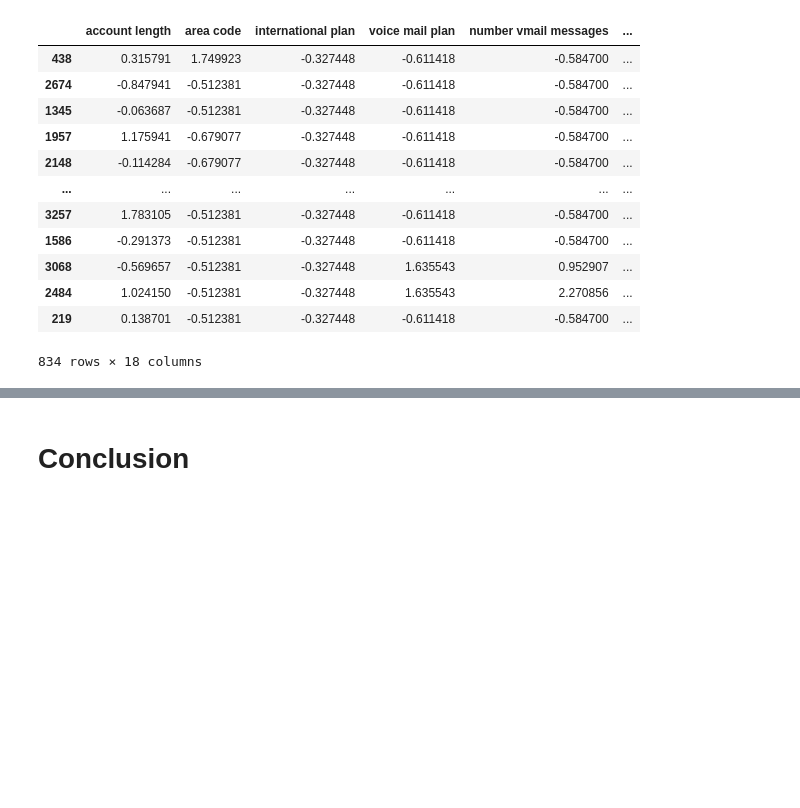
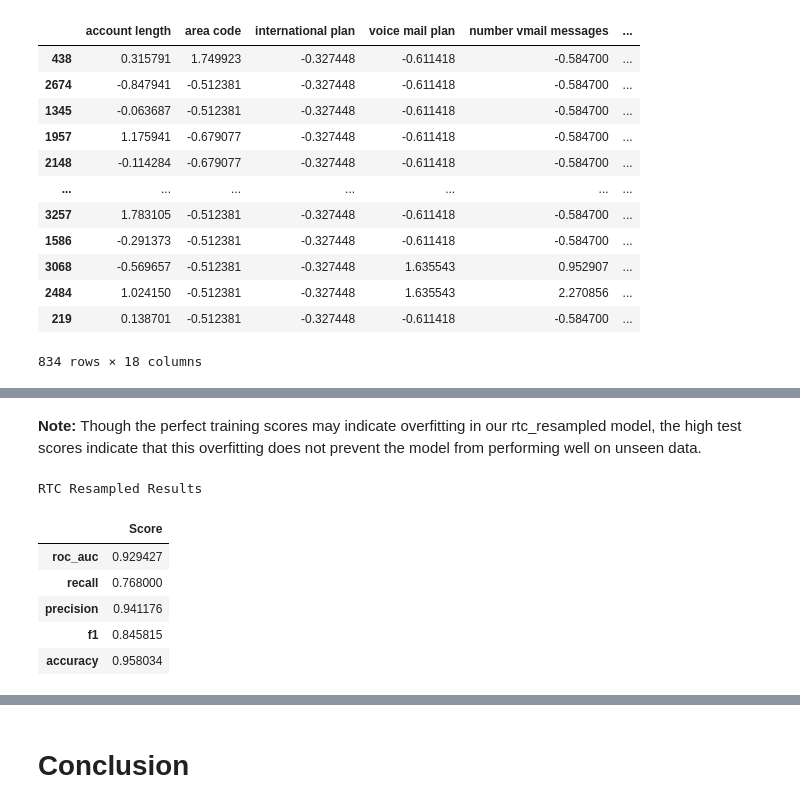
Before and after one commit to momopajamas/phase_3_project, a Jupyter notebook: Telecom Analysis.ipynb, the cells around one changed output, grey strips where cells are left out. Drawn from its saved outputs; the diff is of its cells as text; code cells hidden in the pictures; blank space fills up the shorter version.

Commit message:
worked on Data Prep and Modeling

```diff
--- a/Telecom Analysis.ipynb
+++ b/Telecom Analysis.ipynb
@@ -221,0 +285,4 @@ negative account length? negative area code (categorical)???
+# %%
+adaboost = AdaBoostClassifier(random_state=42)
+
+adaboost.fit(X_train_scaled, y_train)
@@ -221,0 +319,4 @@ negative account length? negative area code (categorical)???
+# %%
+smote = SMOTE(random_state=42, sampling_strategy=0.3)
+
+X_train_resampled, y_train_resampled = smote.fit_resample(X_train_scaled, y_train)
@@ -221,0 +334,12 @@ negative account length? negative area code (categorical)???
+# %%
+logreg_resampled = LogisticRegression(random_state=42)
+
+logreg_resampled.fit(X_train_resampled, y_train_resampled)
+
+logreg_resampled_results = model_metric_results(logreg_resampled, X_train_resampled, y_train_resampled)
+# %%
+rtc_resampled = RandomForestClassifier(random_state=42)
+
+rtc_resampled.fit(X_train_resampled, y_train_resampled)
+
+rtc_resampled_results = model_metric_results(rtc_resampled, X_train_resampled, y_train_resampled)
@@ -221,0 +410,16 @@ negative account length? negative area code (categorical)???
+# %% [markdown]
+**Note:** Though the perfect training scores may indicate overfitting in our rtc_resampled model, the high test scores indicate that this overfitting does not prevent the model from performing well on unseen data.
+# %%
+rtc_resampled_metrics = model_metric_results(rtc_resampled, X_test_scaled, y_test,
+                                           metrics=['roc_auc', 'recall', 'precision', 'f1', 'accuracy'], cv=False)
+
+print('RTC Resampled Results')
+display(rtc_resampled_metrics)
+# %% [output]
+RTC Resampled Results
+|  | Score |
+| roc_auc | 0.929427 |
+| recall | 0.768000 |
+| precision | 0.941176 |
+| f1 | 0.845815 |
+| accuracy | 0.958034 |
```
Also changed, not shown: parts of 40 cells of this notebook.
